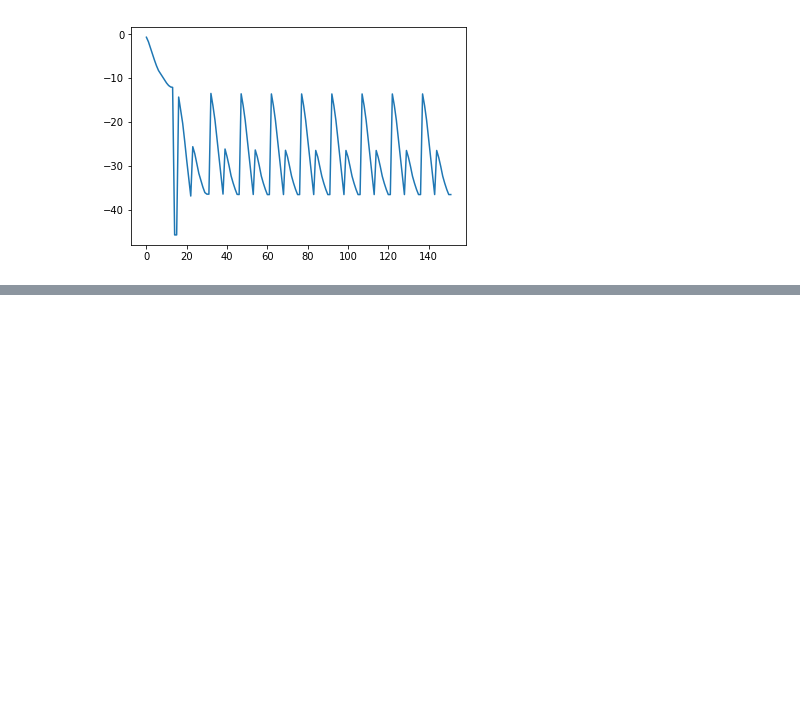
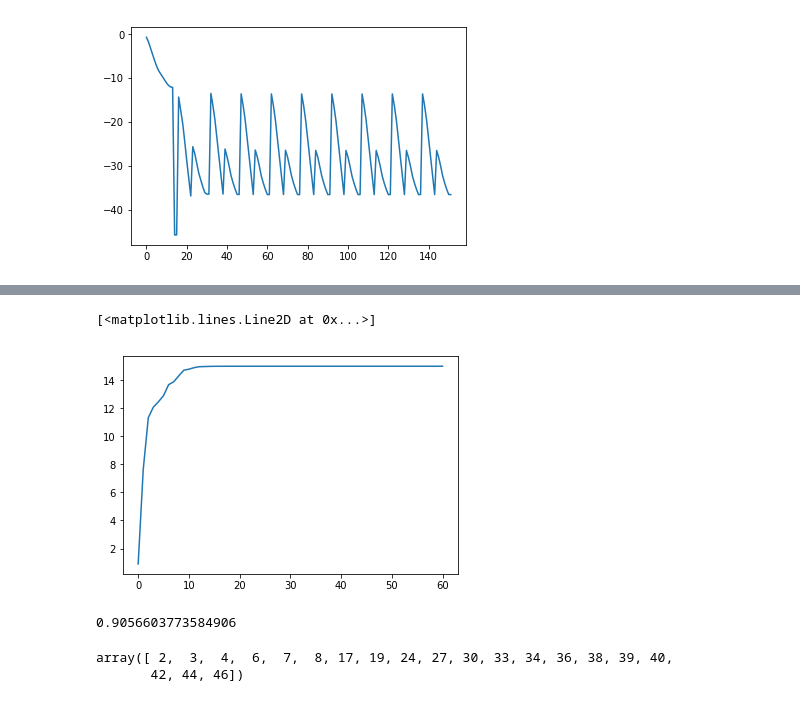
Before and after one commit to neurospin/pylearn-parsimony, a Jupyter notebook: examples/Glioma_Data/Results-Copy1.ipynb, the cells around one changed output, grey strips where cells are left out. Saved outputs shown, nothing was run; the diff lists cells and outputs as text; code cells hidden in the pictures; blank space fills up the shorter version.

```diff
--- a/examples/Glioma_Data/Results-Copy1.ipynb
+++ b/examples/Glioma_Data/Results-Copy1.ipynb
@@ -213,0 +297,5 @@ prob[-198]['num_iter']
+# %%
+plt.plot(best_mod._f)
+# %% [output]
+[<matplotlib.lines.Line2D at 0x...>]
+[figure, added]
@@ -213,0 +358,10 @@ prob[-198]['num_iter']
+# %%
+_, labels = np.where(y == 1)
+best_mod.lda.score(predictors,labels)
+# %% [output]
+0.9056603773584906
+# %%
+data.index[labels == c].values
+# %% [output]
+array([ 2,  3,  4,  6,  7,  8, 17, 19, 24, 27, 30, 33, 34, 36, 38, 39, 40,
+       42, 44, 46])
```
Also changed, not shown: parts of 31 cells of this notebook, 5 other files.
